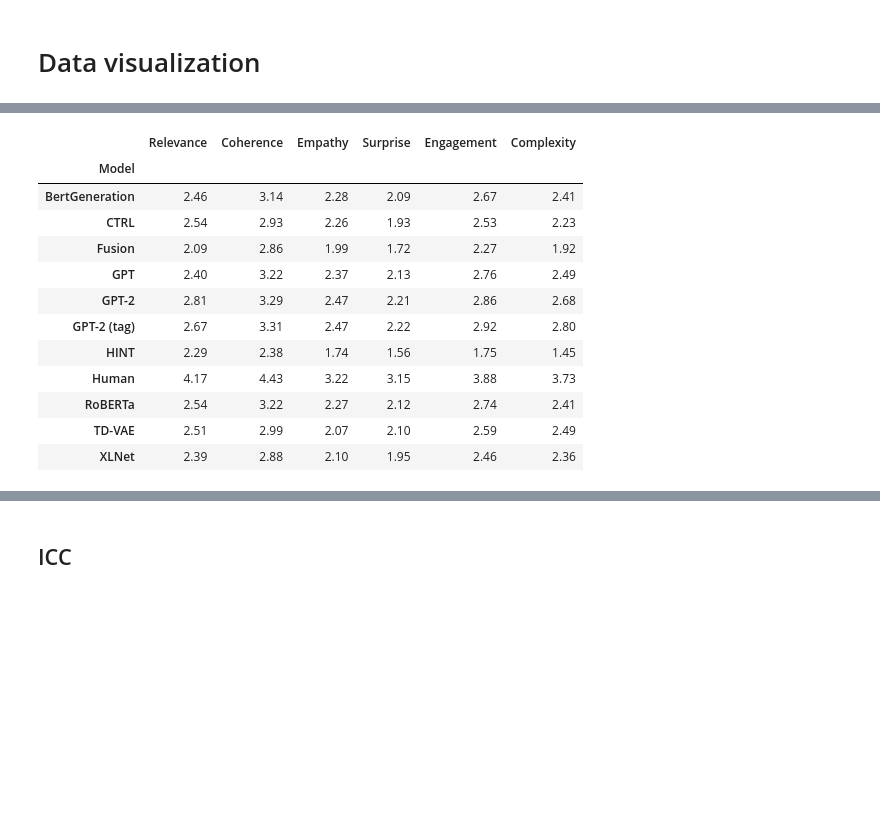
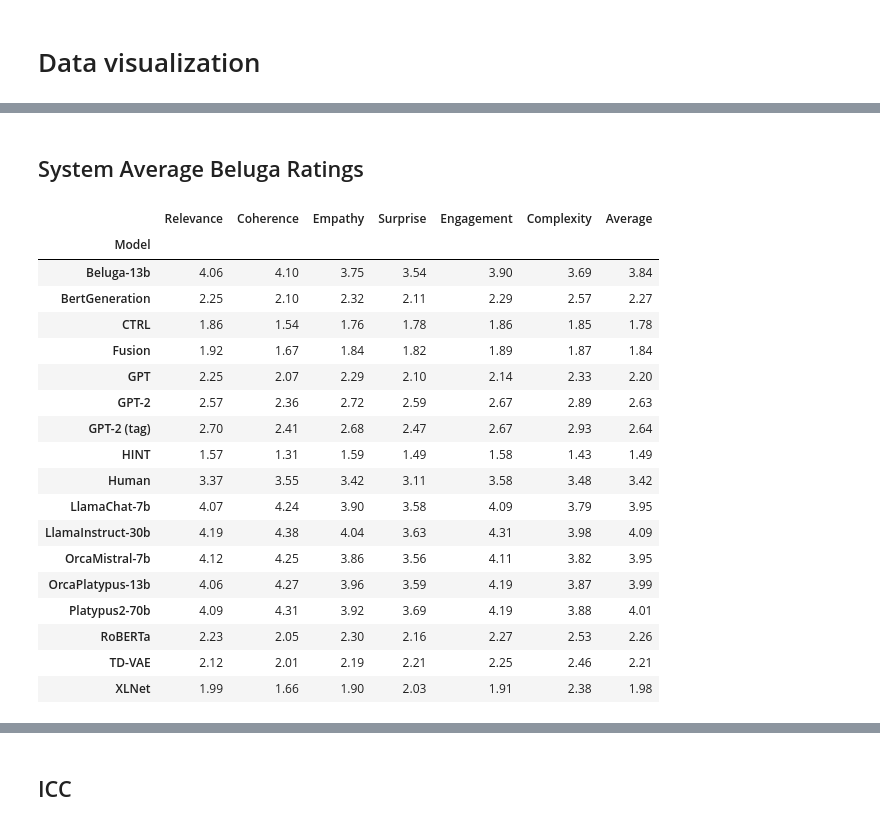
Before and after one commit to dig-team/hanna-benchmark-asg, a Jupyter notebook: data_visualization.ipynb, the cells around one changed output, grey strips where cells are left out. Cells and saved outputs as stored; diff of their text form; code cells hidden in the pictures; blank space fills up the shorter version.

```diff
--- a/data_visualization.ipynb
+++ b/data_visualization.ipynb
@@ -209,16 +179,66 @@ full_data_df
+# %% [markdown]
+## System Average Beluga Ratings
+# %%
+with open("llm_answers/beluga_13b-answers_hanna.json", 'r', encoding="utf-8") as myfile:
+    answers_beluga_hanna = json.load(myfile)
+with open("llm_answers/beluga_13b-answers_llm.json", 'r', encoding="utf-8") as myfile:
+    answers_beluga_llm = json.load(myfile)
+with open("llm_answers/mistral_7b-answers_hanna.json", 'r', encoding="utf-8") as myfile:
+    answers_mistral_hanna = json.load(myfile)
+with open("llm_answers/mistral_7b-answers_llm.json", 'r', encoding="utf-8") as myfile:
+    answers_mistral_llm = json.load(myfile)
+
+answers_beluga_full = answers_beluga_hanna + answers_beluga_llm
+answers_mistral_full = answers_mistral_hanna + answers_mistral_llm
+# %%
+def quickfix_rating(answer):
+    matches = re.findall(r"(?:\d+\.\d+|\d+)", answer)
+    if len(matches) == 0:
+        rating = 3
+    else:
+        rating = float(matches[0])
+        if rating > 5 or rating < 1:
+            rating = 3
+    return rating
+# %%
+def return_full_data_matrices_llm(task_id, answers=answers_beluga_full, models=MODELS+NEW_MODELS, n_tries=3, task_id_ref=None):
+    n_stories = len(answers)
+    full_data_dict = {
+        "Story": n_tries*list(range(n_stories)),
+        "Judge": n_stories * ["A"] + n_stories * ["B"] + n_stories * ["C"],
+        "Model": np.concatenate([n_tries * np.concatenate([96 * [m] for m in models]).tolist()])
+    }
+    for c in CRITERIA:
+        full_data_dict[c] = []
+        for j in range(n_tries):
+            if task_id_ref is None:
+                full_data_dict[c] += [quickfix_rating(answers[i][c]["Task {}".format(task_id)][j]) for i in range(n_stories)]
+            else:
+                full_data_dict[c] += [quickfix_rating(answers[i][c]["Task {}".format(task_id)][j]) - quickfix_rating(answers[i][c]["Task {}".format(task_id_ref)][j]) for i in range(n_stories)]
+    full_data_dict["Average"] = [np.mean([full_data_dict[c][i] for c in CRITERIA]) for i in range(n_stories*n_tries)]
+    full_data_df = pd.DataFrame(full_data_dict)
+    global_df = full_data_df[CRITERIA+["Average", "Model"]]
+    return global_df, full_data_df
 # %%
+global_df, full_data_df = return_full_data_matrices_llm(task_id=0, answers=answers_beluga_full)
 global_df.groupby(['Model']).mean().round(2)
 # %% [output]
-|  | Relevance | Coherence | Empathy | Surprise | Engagement | Complexity |
-| Model |  |  |  |  |  |  |
-| BertGeneration | 2.46 | 3.14 | 2.28 | 2.09 | 2.67 | 2.41 |
-| CTRL | 2.54 | 2.93 | 2.26 | 1.93 | 2.53 | 2.23 |
-| Fusion | 2.09 | 2.86 | 1.99 | 1.72 | 2.27 | 1.92 |
-| GPT | 2.40 | 3.22 | 2.37 | 2.13 | 2.76 | 2.49 |
-| GPT-2 | 2.81 | 3.29 | 2.47 | 2.21 | 2.86 | 2.68 |
-| GPT-2 (tag) | 2.67 | 3.31 | 2.47 | 2.22 | 2.92 | 2.80 |
-| HINT | 2.29 | 2.38 | 1.74 | 1.56 | 1.75 | 1.45 |
-| Human | 4.17 | 4.43 | 3.22 | 3.15 | 3.88 | 3.73 |
-| RoBERTa | 2.54 | 3.22 | 2.27 | 2.12 | 2.74 | 2.41 |
-| TD-VAE | 2.51 | 2.99 | 2.07 | 2.10 | 2.59 | 2.49 |
-| XLNet | 2.39 | 2.88 | 2.10 | 1.95 | 2.46 | 2.36 |
+|  | Relevance | Coherence | Empathy | Surprise | Engagement | Complexity | Average |
+| Model |  |  |  |  |  |  |  |
+| Beluga-13b | 4.06 | 4.10 | 3.75 | 3.54 | 3.90 | 3.69 | 3.84 |
+| BertGeneration | 2.25 | 2.10 | 2.32 | 2.11 | 2.29 | 2.57 | 2.27 |
+| CTRL | 1.86 | 1.54 | 1.76 | 1.78 | 1.86 | 1.85 | 1.78 |
+| Fusion | 1.92 | 1.67 | 1.84 | 1.82 | 1.89 | 1.87 | 1.84 |
+| GPT | 2.25 | 2.07 | 2.29 | 2.10 | 2.14 | 2.33 | 2.20 |
+| GPT-2 | 2.57 | 2.36 | 2.72 | 2.59 | 2.67 | 2.89 | 2.63 |
+| GPT-2 (tag) | 2.70 | 2.41 | 2.68 | 2.47 | 2.67 | 2.93 | 2.64 |
+| HINT | 1.57 | 1.31 | 1.59 | 1.49 | 1.58 | 1.43 | 1.49 |
+| Human | 3.37 | 3.55 | 3.42 | 3.11 | 3.58 | 3.48 | 3.42 |
+| LlamaChat-7b | 4.07 | 4.24 | 3.90 | 3.58 | 4.09 | 3.79 | 3.95 |
+| LlamaInstruct-30b | 4.19 | 4.38 | 4.04 | 3.63 | 4.31 | 3.98 | 4.09 |
+| OrcaMistral-7b | 4.12 | 4.25 | 3.86 | 3.56 | 4.11 | 3.82 | 3.95 |
+| OrcaPlatypus-13b | 4.06 | 4.27 | 3.96 | 3.59 | 4.19 | 3.87 | 3.99 |
+| Platypus2-70b | 4.09 | 4.31 | 3.92 | 3.69 | 4.19 | 3.88 | 4.01 |
+| RoBERTa | 2.23 | 2.05 | 2.30 | 2.16 | 2.27 | 2.53 | 2.26 |
+| TD-VAE | 2.12 | 2.01 | 2.19 | 2.21 | 2.25 | 2.46 | 2.21 |
+| XLNet | 1.99 | 1.66 | 1.90 | 2.03 | 1.91 | 2.38 | 1.98 |
```
Also changed, not shown: parts of 87 cells of this notebook, 30 other files.
